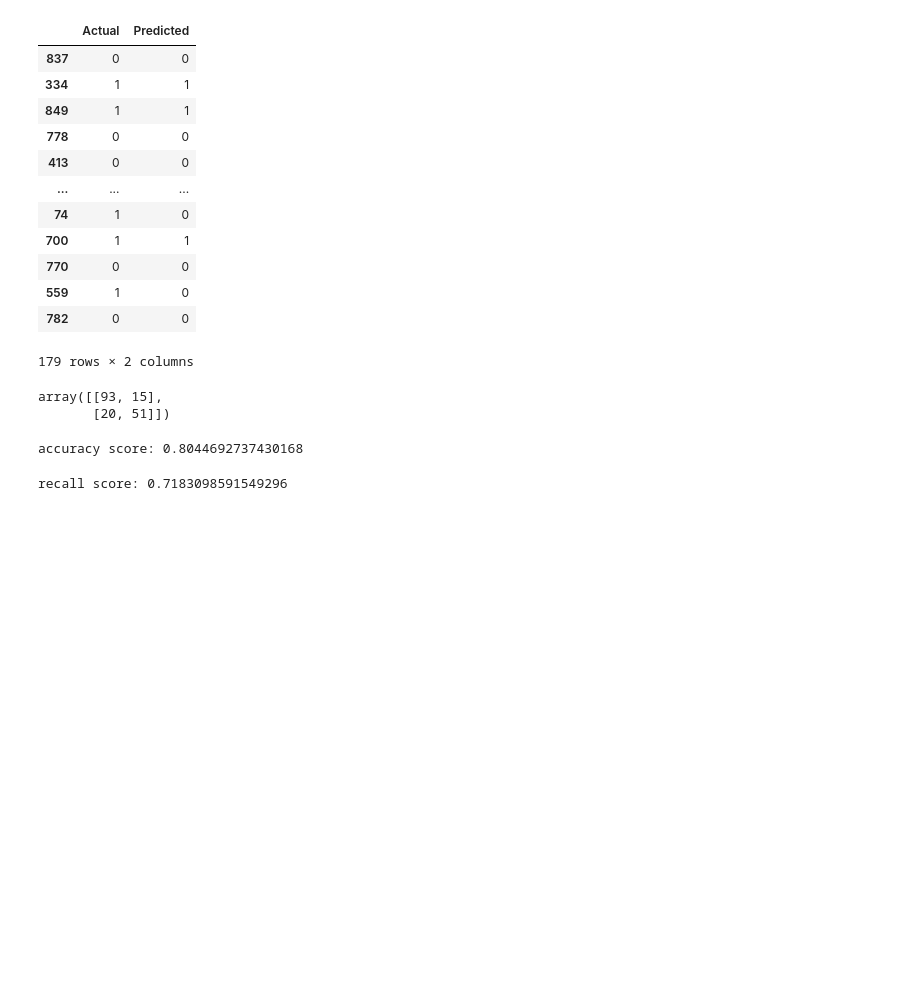
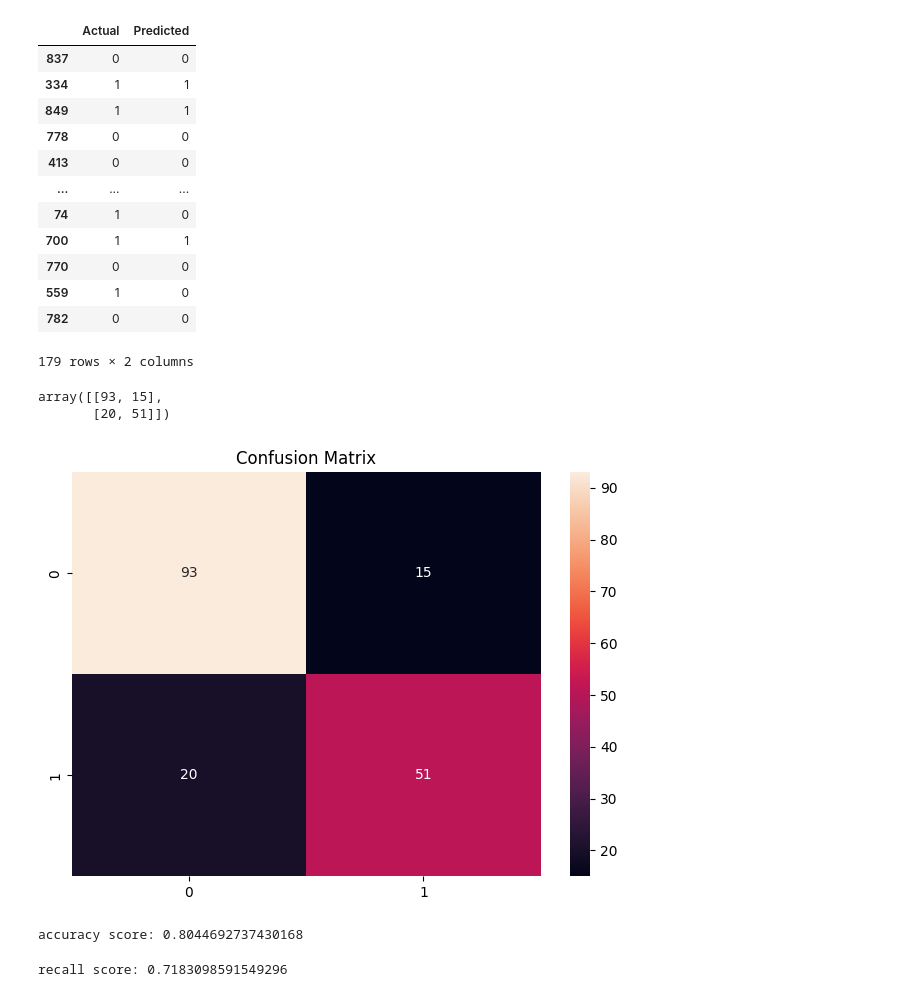
Before and after one commit to pkdc/titanic-survival-prediction, a Jupyter notebook: notebook/titanic.ipynb, the cells around one changed output. Saved outputs shown, nothing was run; the diff lists cells and outputs as text; code cells hidden in the pictures; blank space fills up the shorter version.

Commit message:
plttod conf matrix

```diff
--- a/notebook/titanic.ipynb
+++ b/notebook/titanic.ipynb
@@ -412,6 +414,15 @@ conf_matrix
 # %% [output]
 array([[93, 15],
        [20, 51]])
+# %%
+sns.heatmap(conf_matrix, annot=True)
+
+plt.title('Confusion Matrix')
+plt.tight_layout()
+
+plt.savefig('../figures/confusion_matrix.jpeg')
+# %% [output]
+[figure, added]
 # %%
 accuracy = accuracy_score(y_val, y_pred)
 print(f'accuracy score: {accuracy}')
```
Also changed, not shown: parts of 1 cell of this notebook, 3 other files.
